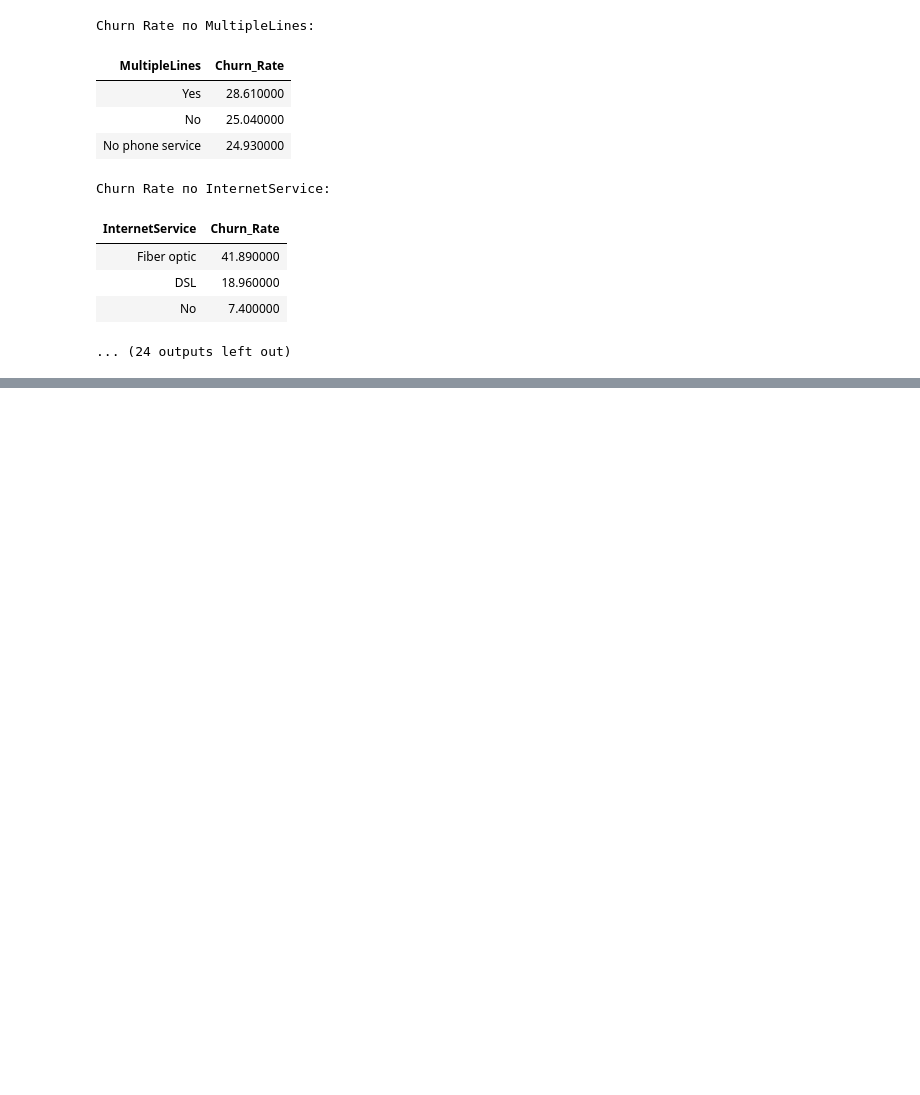
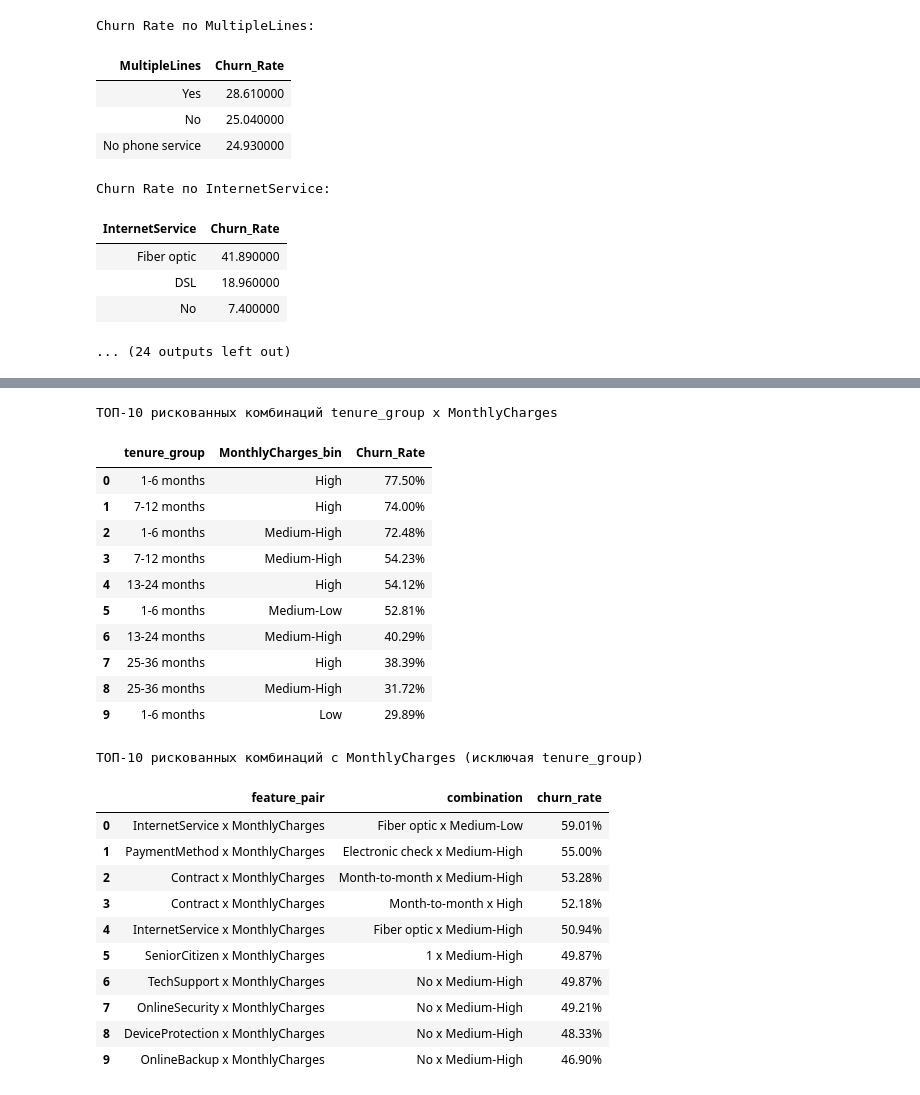
Before and after one commit to temakiselevv/telco-churn-project, a Jupyter notebook: notebooks/02_eda.ipynb, the cells around one changed output, grey strips where cells are left out. Saved outputs shown, nothing was run; the diff lists cells and outputs as text; code cells hidden in the pictures; blank space fills up the shorter version.

Commit message:
Modified EDA: modified multivariate analysis and conclusions

```diff
--- a/notebooks/02_eda.ipynb
+++ b/notebooks/02_eda.ipynb
@@ -422,0 +339,79 @@ display(top10_2[['feature_pair', 'combination', 'churn_rate']]
+# %%
+# Multivariate Analysis
+# Анализ комбинаций MonthlyCharges + Категориальные признаки
+
+cat_cols = ['Contract', 'PaymentMethod', 'InternetService', 'TechSupport',
+                  'OnlineSecurity', 'OnlineBackup', 'DeviceProtection', 'SeniorCitizen', 'tenure_group']
+results = []
+
+df['MonthlyCharges_bin'] = pd.qcut(df['MonthlyCharges'], q=4, duplicates='drop',
+                                labels=['Low', 'Medium-Low', 'Medium-High', 'High'])
+
+for cat_col in cat_cols:
+
+    rate = (df.groupby([cat_col, 'MonthlyCharges_bin'], observed=False)['Churn'].mean()
+        .mul(100)
+        .round(2)
+        .reset_index(name='Churn_Rate'))
+
+    if cat_col != 'tenure_group':
+        for _, row in rate.iterrows():
+            results.append({
+                'combination': f"{row[cat_col]} x {row['MonthlyCharges_bin']}",
+                'feature_pair': f"{cat_col} x MonthlyCharges",
+                'churn_rate': row['Churn_Rate']
+            })
+
+
+    if cat_col == 'tenure_group':
+        rate = rate.sort_values('Churn_Rate', ascending=False).reset_index(drop=True)
+
+        fig = px.bar(rate.head(20),
+                    x=cat_col,
+                    y='Churn_Rate',
+                    color='MonthlyCharges_bin',
+                    barmode='group',
+                    title=f'Churn Rate: {cat_col} x Уровень MonthlyCharges',
+                    text='Churn_Rate',
+                    labels={'MonthlyCharges_bin': 'Уровень MonthlyCharges'})
+
+        fig.update_traces(texttemplate='%{text:.1f}%', textposition='outside')
+        fig.update_layout(height=550, xaxis_tickangle=45)
+        fig.show()
+
+        display(rate.head(10).style.format({'Churn_Rate': '{:.2f}%'})
+                .set_caption(f"ТОП-10 рискованных комбинаций tenure_group x MonthlyCharges"))
+
+top_combinations = pd.DataFrame(results)
+top10 = top_combinations.sort_values('churn_rate', ascending=False).head(10).reset_index(drop=True)
+
+display(top10[['feature_pair', 'combination', 'churn_rate']]
+        .style.format({'churn_rate': '{:.2f}%'})
+        .set_caption("ТОП-10 рискованных комбинаций c MonthlyCharges (исключая tenure_group)"))
+
+df.drop(columns=['MonthlyCharges'], inplace=True, errors='ignore')
+# %% [output]
+ТОП-10 рискованных комбинаций tenure_group x MonthlyCharges
+|  | tenure_group | MonthlyCharges_bin | Churn_Rate |
+| 0 | 1-6 months | High | 77.50% |
+| 1 | 7-12 months | High | 74.00% |
+| 2 | 1-6 months | Medium-High | 72.48% |
+| 3 | 7-12 months | Medium-High | 54.23% |
+| 4 | 13-24 months | High | 54.12% |
+| 5 | 1-6 months | Medium-Low | 52.81% |
+| 6 | 13-24 months | Medium-High | 40.29% |
+| 7 | 25-36 months | High | 38.39% |
+| 8 | 25-36 months | Medium-High | 31.72% |
+| 9 | 1-6 months | Low | 29.89% |
+ТОП-10 рискованных комбинаций c MonthlyCharges (исключая tenure_group)
+|  | feature_pair | combination | churn_rate |
+| 0 | InternetService x MonthlyCharges | Fiber optic x Medium-Low | 59.01% |
+| 1 | PaymentMethod x MonthlyCharges | Electronic check x Medium-High | 55.00% |
+| 2 | Contract x MonthlyCharges | Month-to-month x Medium-High | 53.28% |
+| 3 | Contract x MonthlyCharges | Month-to-month x High | 52.18% |
+| 4 | InternetService x MonthlyCharges | Fiber optic x Medium-High | 50.94% |
+| 5 | SeniorCitizen x MonthlyCharges | 1 x Medium-High | 49.87% |
+| 6 | TechSupport x MonthlyCharges | No x Medium-High | 49.87% |
+| 7 | OnlineSecurity x MonthlyCharges | No x Medium-High | 49.21% |
+| 8 | DeviceProtection x MonthlyCharges | No x Medium-High | 48.33% |
+| 9 | OnlineBackup x MonthlyCharges | No x Medium-High | 46.90% |
```
Also changed, not shown: parts of 3 cells of this notebook.
